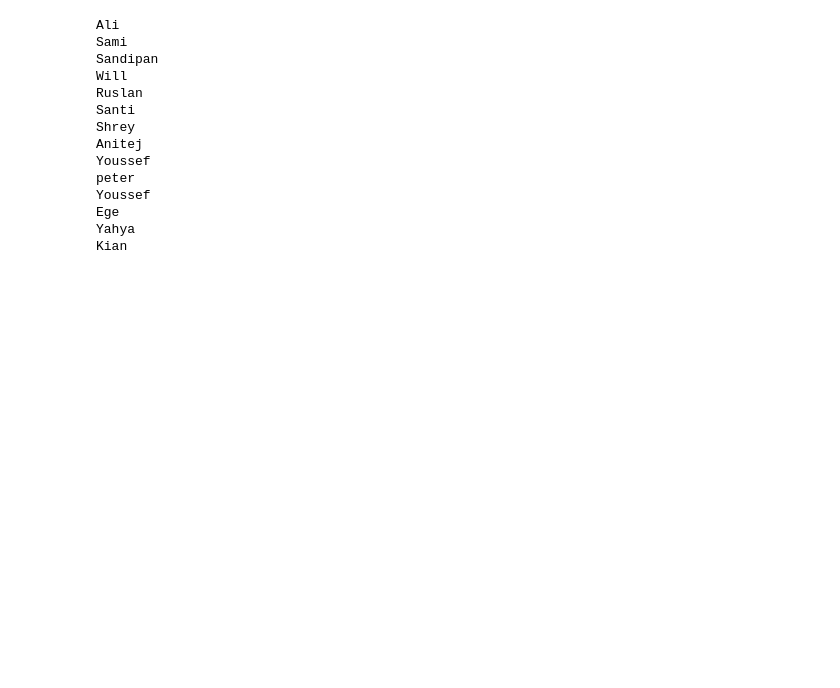
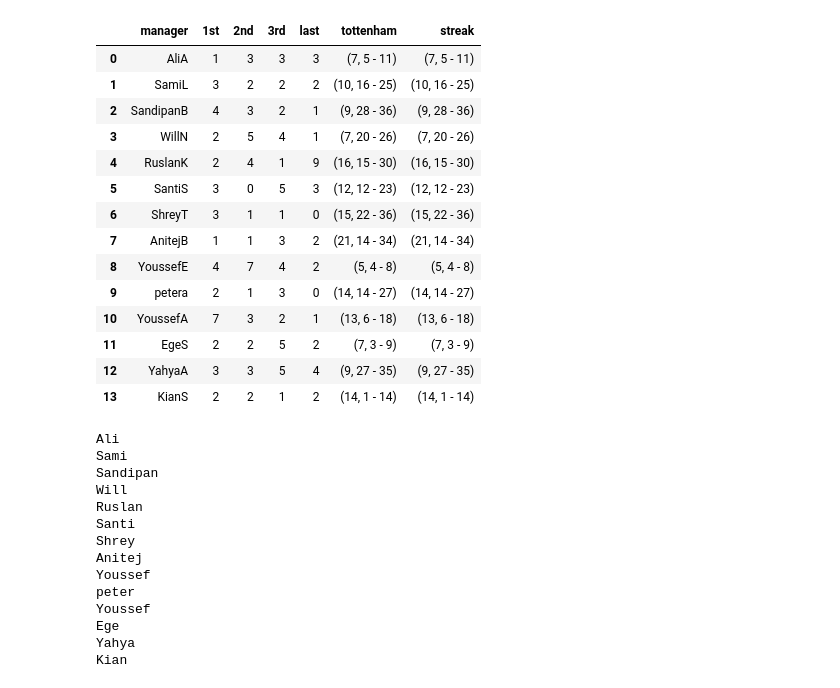
Before and after one commit to TheSantiagoSuarez/personal_projects, a Jupyter notebook: FPL_S3 v2/explore_data.ipynb, the cells around one changed output. Saved outputs shown, nothing was run; the diff lists cells and outputs as text; code cells hidden in the pictures; blank space fills up the shorter version.

Commit message:
restructuring and finished findings

```diff
--- a/FPL_S3 v2/explore_data.ipynb
+++ b/FPL_S3 v2/explore_data.ipynb
@@ -4,3 +4,6 @@ import pickle
 # %%
 with open ('season_data.pickle','rb') as file:
     data = pickle.load(file)
+
+with open ('season_findings.pickle','rb') as file:
+    findings = pickle.load(file)
@@ -7,3 +30,21 @@ with open ('season_data.pickle','rb') as file:
+# %%
+findings["streaks"]
+# %% [output]
+|  | manager | 1st | 2nd | 3rd | last | tottenham | streak |
+| 0 | AliA | 1 | 3 | 3 | 3 | (7, 5 - 11) | (7, 5 - 11) |
+| 1 | SamiL | 3 | 2 | 2 | 2 | (10, 16 - 25) | (10, 16 - 25) |
+| 2 | SandipanB | 4 | 3 | 2 | 1 | (9, 28 - 36) | (9, 28 - 36) |
+| 3 | WillN | 2 | 5 | 4 | 1 | (7, 20 - 26) | (7, 20 - 26) |
+| 4 | RuslanK | 2 | 4 | 1 | 9 | (16, 15 - 30) | (16, 15 - 30) |
+| 5 | SantiS | 3 | 0 | 5 | 3 | (12, 12 - 23) | (12, 12 - 23) |
+| 6 | ShreyT | 3 | 1 | 1 | 0 | (15, 22 - 36) | (15, 22 - 36) |
+| 7 | AnitejB | 1 | 1 | 3 | 2 | (21, 14 - 34) | (21, 14 - 34) |
+| 8 | YoussefE | 4 | 7 | 4 | 2 | (5, 4 - 8) | (5, 4 - 8) |
+| 9 | petera | 2 | 1 | 3 | 0 | (14, 14 - 27) | (14, 14 - 27) |
+| 10 | YoussefA | 7 | 3 | 2 | 1 | (13, 6 - 18) | (13, 6 - 18) |
+| 11 | EgeS | 2 | 2 | 5 | 2 | (7, 3 - 9) | (7, 3 - 9) |
+| 12 | YahyaA | 3 | 3 | 5 | 4 | (9, 27 - 35) | (9, 27 - 35) |
+| 13 | KianS | 2 | 2 | 1 | 2 | (14, 1 - 14) | (14, 1 - 14) |
 # %%
 for manager in data["managers"]:
     print(manager.name)
```
Also changed, not shown: parts of 1 cell of this notebook, 11 other files.
